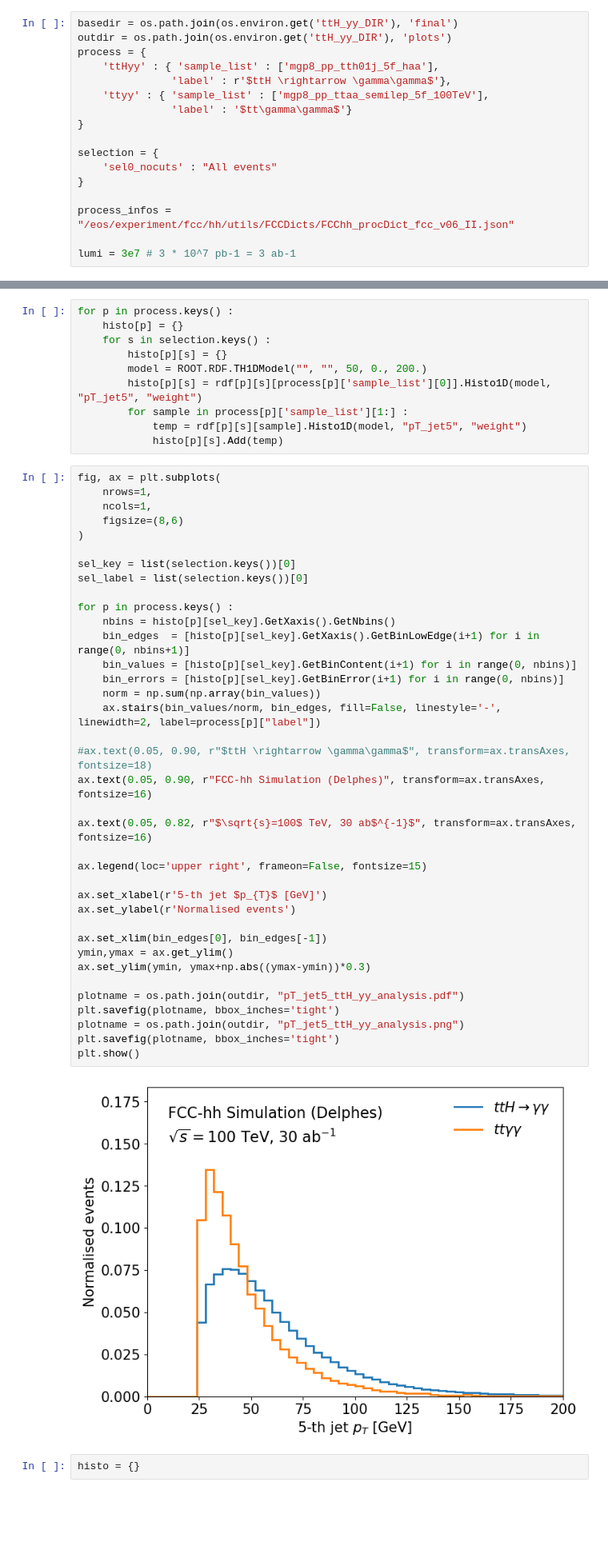
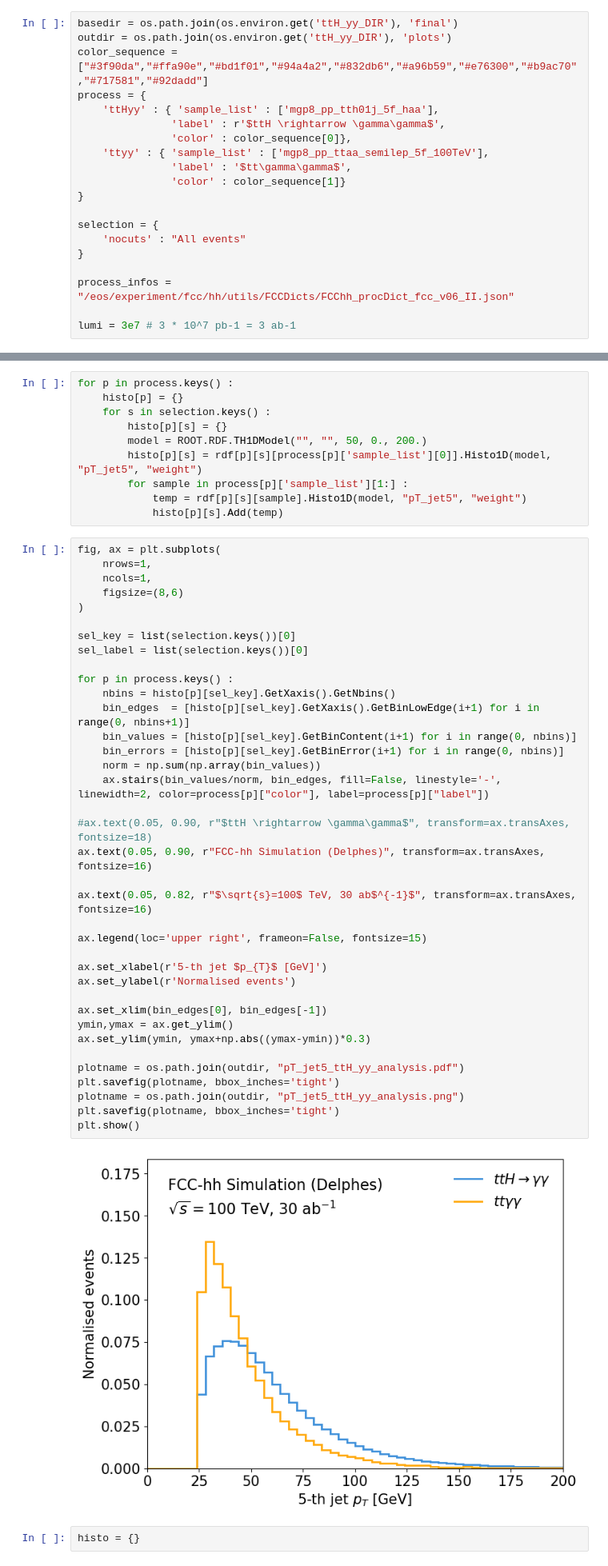
Before and after one commit to Arakjiomar/FCCAnalyses, a Jupyter notebook: examples/FCChh/ttH_yy/notebooks/Plots.ipynb, the cells around one changed output, grey strips where cells are left out. Shown at 80% size. Saved outputs shown, nothing was run; the diff lists cells and outputs as text; blank space fills up the shorter version.

```diff
--- a/examples/FCChh/ttH_yy/notebooks/Plots.ipynb
+++ b/examples/FCChh/ttH_yy/notebooks/Plots.ipynb
@@ -17,15 +17,18 @@ plt.rcParams.update({'font.size': 15})
 # %%
 basedir = os.path.join(os.environ.get('ttH_yy_DIR'), 'final')
 outdir = os.path.join(os.environ.get('ttH_yy_DIR'), 'plots')
+color_sequence = ["#3f90da","#ffa90e","#bd1f01","#94a4a2","#832db6","#a96b59","#e76300","#b9ac70","#717581","#92dadd"]
 process = {
     'ttHyy' : { 'sample_list' : ['mgp8_pp_tth01j_5f_haa'],
-               'label' : r'$ttH \rightarrow \gamma\gamma$'},
+               'label' : r'$ttH \rightarrow \gamma\gamma$',
+               'color' : color_sequence[0]},
     'ttyy' : { 'sample_list' : ['mgp8_pp_ttaa_semilep_5f_100TeV'],
-               'label' : '$tt\gamma\gamma$'}
+               'label' : '$tt\gamma\gamma$',
+               'color' : color_sequence[1]}
 }
 
 selection = {
-    'sel0_nocuts' : "All events"
+    'nocuts' : "All events"
 }
 
 process_infos = "/eos/experiment/fcc/hh/utils/FCCDicts/FCChh_procDict_fcc_v06_II.json"
@@ -86,35 +105,35 @@ fig, ax = plt.subplots(
 sel_key = list(selection.keys())[0]
 sel_label = list(selection.keys())[0]
 
 for p in process.keys() :
     nbins = histo[p][sel_key].GetXaxis().GetNbins()
     bin_edges  = [histo[p][sel_key].GetXaxis().GetBinLowEdge(i+1) for i in range(0, nbins+1)]
     bin_values = [histo[p][sel_key].GetBinContent(i+1) for i in range(0, nbins)]
     bin_errors = [histo[p][sel_key].GetBinError(i+1) for i in range(0, nbins)]
     norm = np.sum(np.array(bin_values))
-    ax.stairs(bin_values/norm, bin_edges, fill=False, linestyle='-', linewidth=2, label=process[p]["label"])
+    ax.stairs(bin_values/norm, bin_edges, fill=False, linestyle='-', linewidth=2, color=process[p]["color"], label=process[p]["label"])
 
 #ax.text(0.05, 0.90, r"$ttH \rightarrow \gamma\gamma$", transform=ax.transAxes, fontsize=18)
 ax.text(0.05, 0.90, r"FCC-hh Simulation (Delphes)", transform=ax.transAxes, fontsize=16)
 
 ax.text(0.05, 0.82, r"$\sqrt{s}=100$ TeV, 30 ab$^{-1}$", transform=ax.transAxes, fontsize=16)
 
 ax.legend(loc='upper right', frameon=False, fontsize=15)
 
 ax.set_xlabel(r'5-th jet $p_{T}$ [GeV]')
 ax.set_ylabel(r'Normalised events')
 
 ax.set_xlim(bin_edges[0], bin_edges[-1])
 ymin,ymax = ax.get_ylim()
 ax.set_ylim(ymin, ymax+np.abs((ymax-ymin))*0.3)
 
 plotname = os.path.join(outdir, "pT_jet5_ttH_yy_analysis.pdf")
 plt.savefig(plotname, bbox_inches='tight')
 plotname = os.path.join(outdir, "pT_jet5_ttH_yy_analysis.png")
 plt.savefig(plotname, bbox_inches='tight')
 plt.show()
 # %% [output]
-[figure, old version]
+[figure, new version]
 # %%
 histo = {}
 # %%
```
Also changed, not shown: parts of 9 cells of this notebook, 1 other file.
